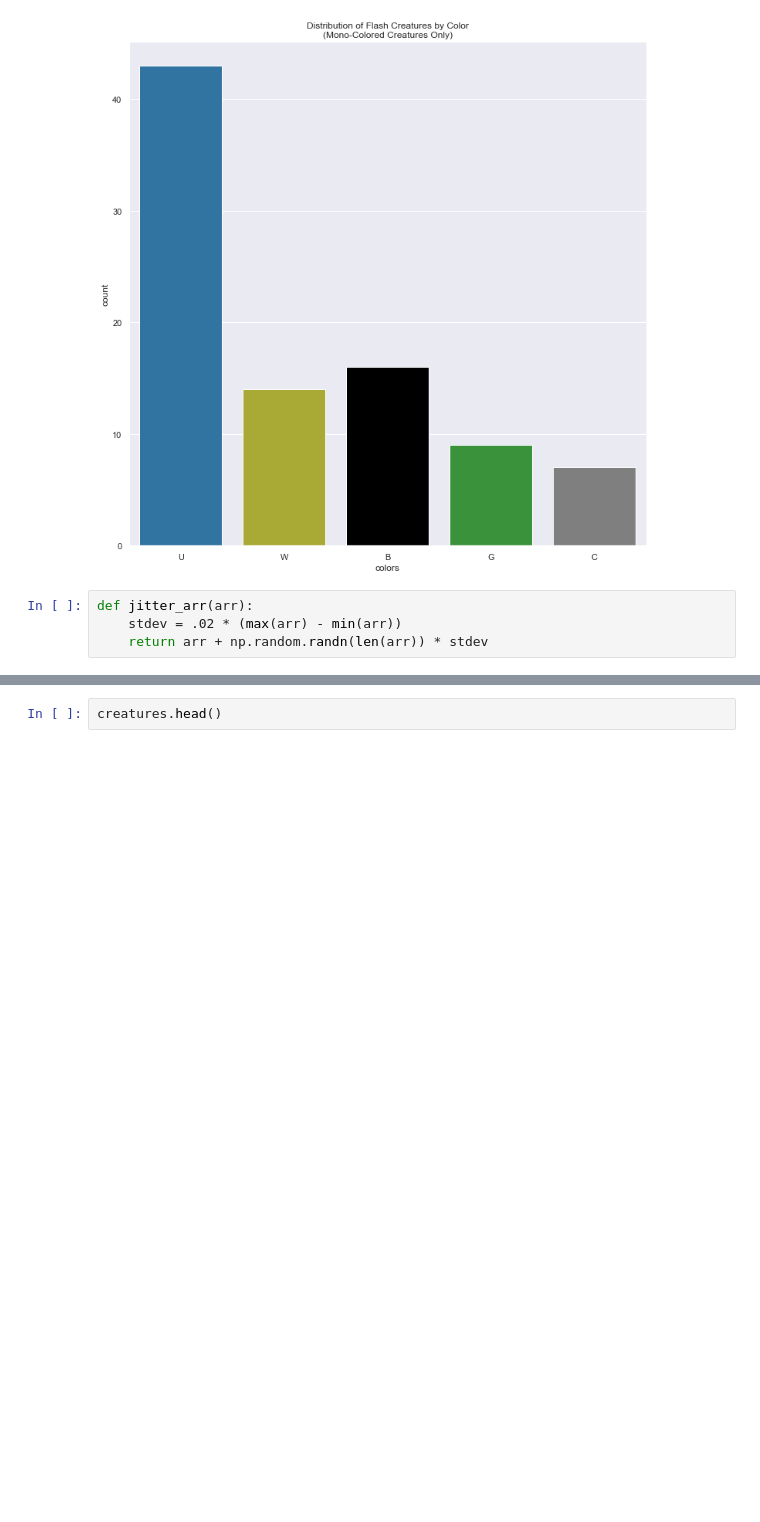
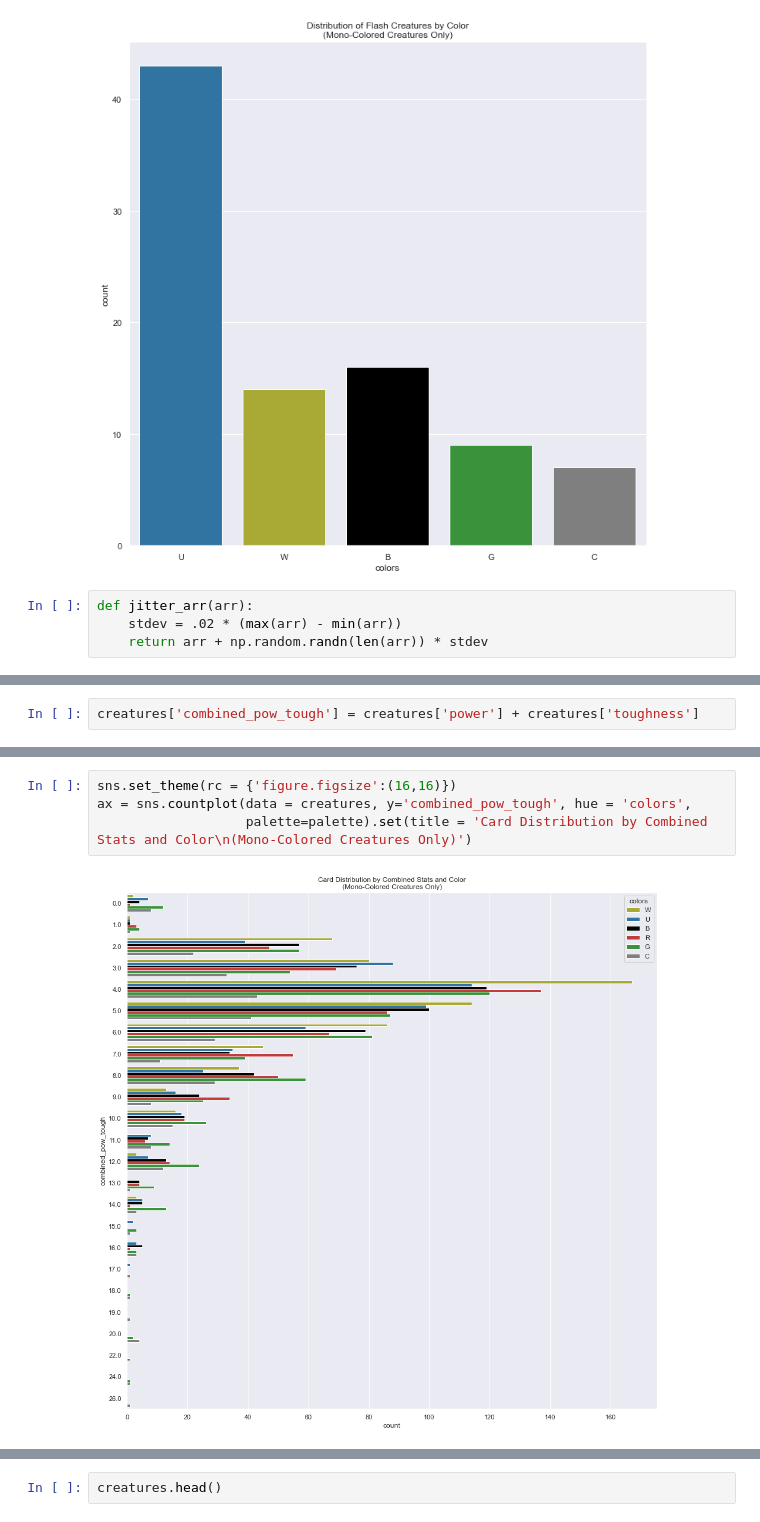
Before and after one commit to the-parthenon/data-capstone-mtg-regression, a Jupyter notebook: Exploratory_Analysis.ipynb, the cells around one changed output, grey strips where cells are left out. Cells and saved outputs as stored; diff of their text form; blank space fills up the shorter version.

```diff
--- a/Exploratory_Analysis.ipynb
+++ b/Exploratory_Analysis.ipynb
@@ -207,0 +220,2 @@ sns.scatterplot(data = creatures, x = jitter_arr(creatures['power']), y = jitter
+# %%
+creatures['combined_pow_tough'] = creatures['power'] + creatures['toughness']
@@ -207,0 +231,6 @@ sns.scatterplot(data = creatures, x = jitter_arr(creatures['power']), y = jitter
+# %%
+sns.set_theme(rc = {'figure.figsize':(16,16)})
+ax = sns.countplot(data = creatures, y='combined_pow_tough', hue = 'colors',
+                   palette=palette).set(title = 'Card Distribution by Combined Stats and Color\n(Mono-Colored Creatures Only)')
+# %% [output]
+[figure, added]
```
Also changed, not shown: parts of 13 cells of this notebook, 1 other file.
